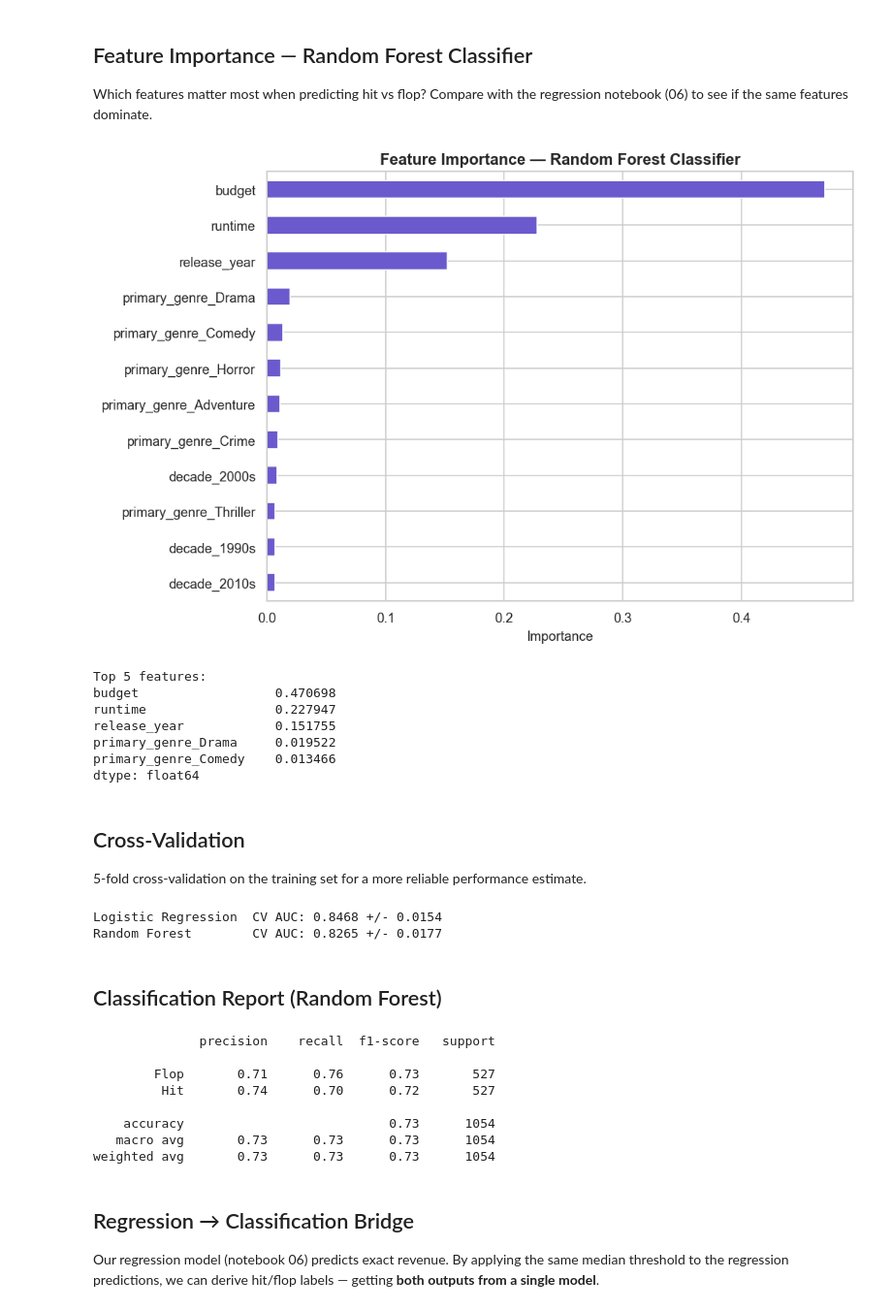
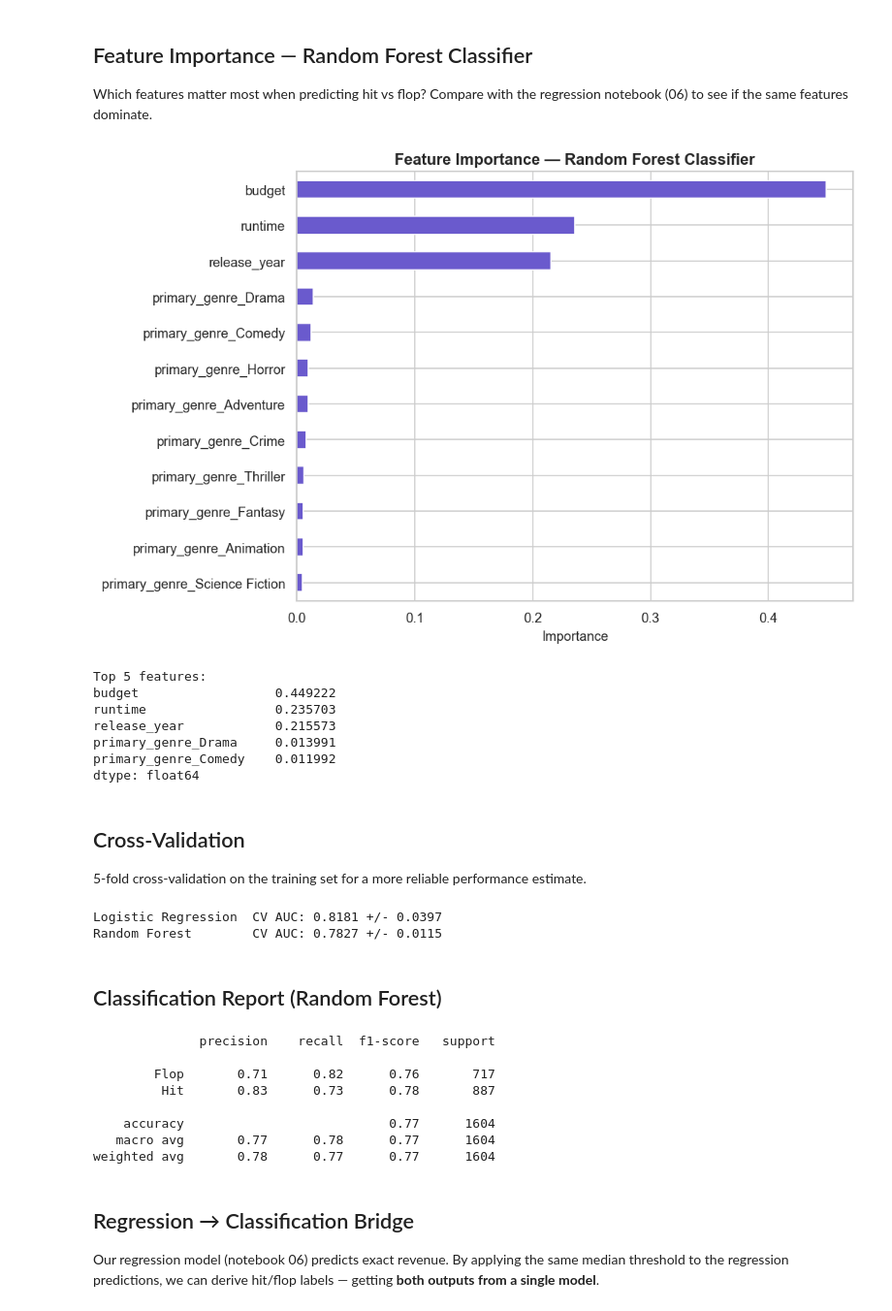
Before and after one commit to hadikrkc/Data-Avengers-DA-60, a Jupyter notebook: Source/notebooks/08_classification.ipynb, the cells around one changed output. Shown at 97% size. Drawn from its saved outputs; the diff is of its cells as text; code cells hidden in the pictures.

```diff
--- a/Source/notebooks/08_classification.ipynb
+++ b/Source/notebooks/08_classification.ipynb
@@ -44,14 +47,9 @@ This produces a perfectly balanced dataset: exactly 50% hits and 50% flops by co
 # %%
-FEATURES = ['budget', 'runtime', 'release_year', 'primary_genre', 'decade']
-TARGET   = 'hit'
+FEATURES    = ['budget', 'runtime', 'release_year', 'primary_genre']
+TARGET      = 'hit'
+CUTOFF_YEAR = 2010
 
 ml_df = df[FEATURES + ['revenue']].dropna()
-
-median_revenue = ml_df['revenue'].median()
-ml_df = ml_df.copy()
-ml_df['hit'] = (ml_df['revenue'] > median_revenue).astype(int)
-
-print(f'Median revenue threshold : ${median_revenue/1e6:.1f}M')
-print(f'Hit  (1) : {ml_df["hit"].sum():,} films ({ml_df["hit"].mean()*100:.1f}%)')
-print(f'Flop (0) : {(ml_df["hit"]==0).sum():,} films ({(ml_df["hit"]==0).mean()*100:.1f}%)')
+print(f'Dataset for classification: {len(ml_df)} rows')
+print(f'Chronological cutoff year: {CUTOFF_YEAR}')
 # %% [output]
@@ -66,15 +60,24 @@ one-hot encoding for categorical features, 80/20 train/test split (random_state=
 # %%
-ml_encoded = pd.get_dummies(ml_df[FEATURES + [TARGET]], columns=['primary_genre', 'decade'], drop_first=True)
+ml_encoded = pd.get_dummies(ml_df, columns=['primary_genre'], drop_first=True)
 
-X = ml_encoded.drop(columns=[TARGET])
-y = ml_encoded[TARGET]
+# Chronological split
+train_mask = ml_encoded['release_year'] < CUTOFF_YEAR
+ml_train   = ml_encoded[train_mask]
+ml_test    = ml_encoded[~train_mask]
 
-X_train, X_test, y_train, y_test = train_test_split(X, y, test_size=0.2, random_state=42, stratify=y)
+# Median threshold from training set only (no future-data leakage)
+median_revenue = float(ml_train['revenue'].median())
+
+X_train = ml_train.drop(columns=['revenue'])
+X_test  = ml_test.drop(columns=['revenue'])
+y_train = (ml_train['revenue'] > median_revenue).astype(int)
+y_test  = (ml_test['revenue'] > median_revenue).astype(int)
 
 scaler         = StandardScaler()
 X_train_scaled = scaler.fit_transform(X_train)
 X_test_scaled  = scaler.transform(X_test)
 
+print(f'Median revenue threshold (train, pre-{CUTOFF_YEAR}): ${median_revenue/1e6:.1f}M')
 print(f'Train: {X_train.shape}  |  Test: {X_test.shape}')
 print(f'Train hit rate: {y_train.mean():.3f}  |  Test hit rate: {y_test.mean():.3f}')
 # %% [output]
@@ -218,25 +222,25 @@ plt.show()
 Which features matter most when predicting hit vs flop?
 Compare with the regression notebook (06) to see if the same features dominate.
 # %%
-fi = pd.Series(rf.feature_importances_, index=X.columns).sort_values(ascending=True).tail(12)
+fi = pd.Series(rf.feature_importances_, index=X_train.columns).sort_values(ascending=True).tail(12)
 
 fig, ax = plt.subplots(figsize=(9, 6))
 fi.plot(kind='barh', ax=ax, color='slateblue', edgecolor='white')
 ax.set_title('Feature Importance — Random Forest Classifier', fontsize=13, fontweight='bold')
 ax.set_xlabel('Importance', fontsize=11)
 plt.tight_layout()
 plt.show()
 
 print('Top 5 features:')
 print(fi.sort_values(ascending=False).head())
 # %% [output]
-[figure, old version]
+[figure, new version]
 Top 5 features:
-budget                  0.470698
-runtime                 0.227947
-release_year            0.151755
-primary_genre_Drama     0.019522
-primary_genre_Comedy    0.013466
+budget                  0.449222
+runtime                 0.235703
+release_year            0.215573
+primary_genre_Drama     0.013991
+primary_genre_Comedy    0.011992
 dtype: float64
 # %% [markdown]
 ## Cross-Validation
@@ -251,8 +255,8 @@ cv_rf = cross_val_score(RandomForestClassifier(n_estimators=100, random_state=42
 print(f'Logistic Regression  CV AUC: {cv_lr.mean():.4f} +/- {cv_lr.std():.4f}')
 print(f'Random Forest        CV AUC: {cv_rf.mean():.4f} +/- {cv_rf.std():.4f}')
 # %% [output]
-Logistic Regression  CV AUC: 0.8468 +/- 0.0154
-Random Forest        CV AUC: 0.8265 +/- 0.0177
+Logistic Regression  CV AUC: 0.8181 +/- 0.0397
+Random Forest        CV AUC: 0.7827 +/- 0.0115
 # %% [markdown]
 ## Classification Report (Random Forest)
 # %%
@@ -260,12 +264,12 @@ print(classification_report(y_test, y_pred_rf, target_names=['Flop', 'Hit']))
 # %% [output]
               precision    recall  f1-score   support
 
-        Flop       0.71      0.76      0.73       527
-         Hit       0.74      0.70      0.72       527
+        Flop       0.71      0.82      0.76       717
+         Hit       0.83      0.73      0.78       887
 
-    accuracy                           0.73      1054
-   macro avg       0.73      0.73      0.73      1054
-weighted avg       0.73      0.73      0.73      1054
+    accuracy                           0.77      1604
+   macro avg       0.77      0.78      0.77      1604
+weighted avg       0.78      0.77      0.77      1604
 # %% [markdown]
 ## Regression → Classification Bridge
 
```
Also changed, not shown: parts of 16 cells of this notebook, 19 other files.
